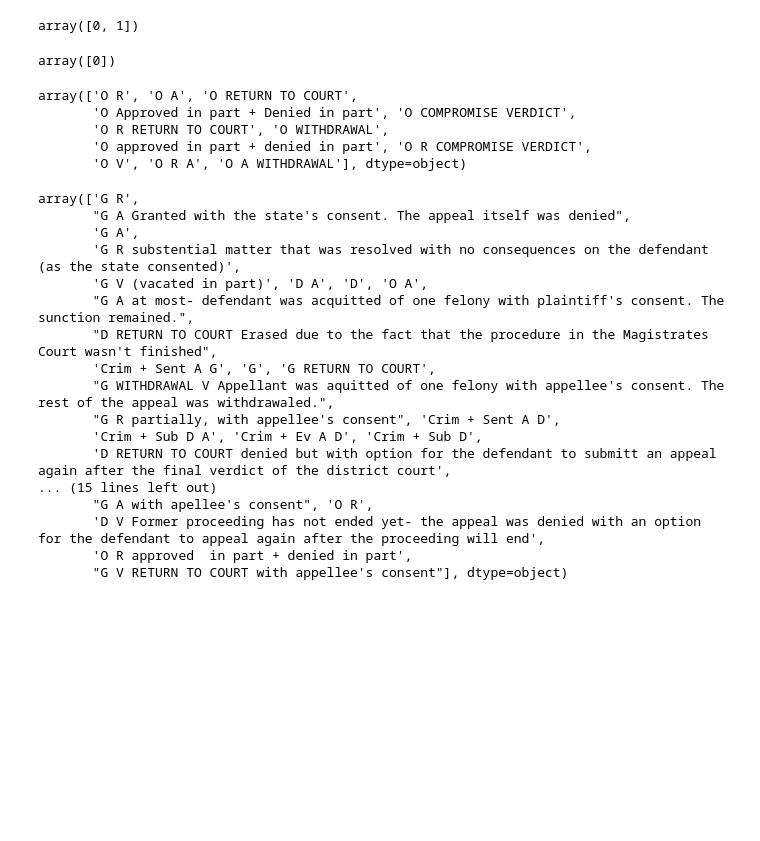
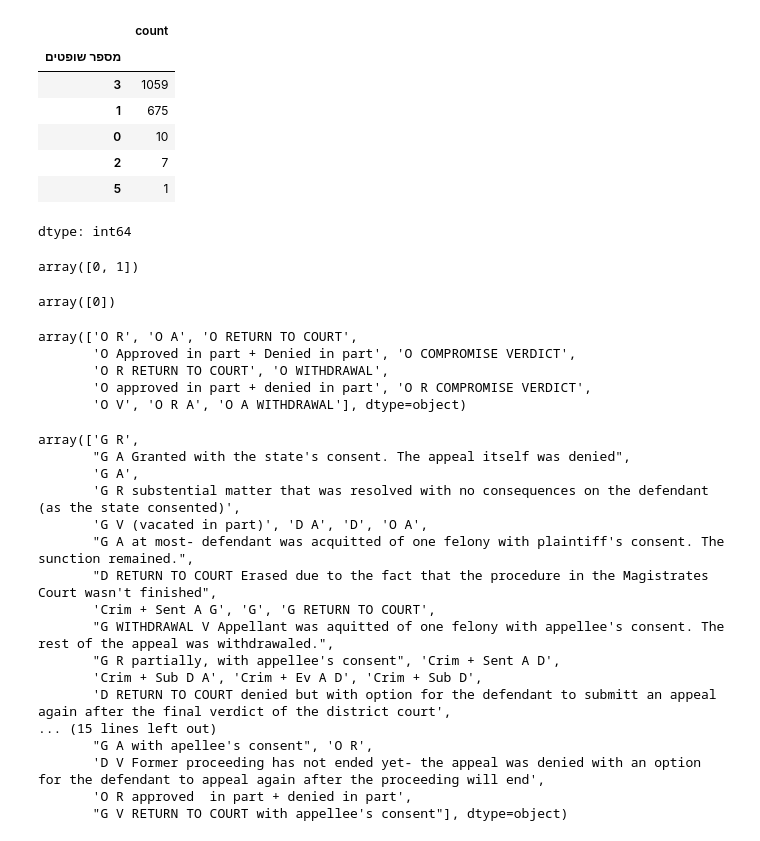
Before and after one commit to noambassat/SupremeCourtClassifier, a Jupyter notebook: 4_explore_and_merge_RAP_AP.ipynb, the cells around one changed output. Cells and saved outputs as stored; diff of their text form; code cells hidden in the pictures; blank space fills up the shorter version.

```diff
--- a/4_explore_and_merge_RAP_AP.ipynb
+++ b/4_explore_and_merge_RAP_AP.ipynb
@@ -46,3 +69,14 @@ full_final_df
+# %%
+full_final_df["מספר שופטים"].value_counts()
+# %% [output]
+|  | count |
+| מספר שופטים |  |
+| 3 | 1059 |
+| 1 | 675 |
+| 0 | 10 |
+| 2 | 7 |
+| 5 | 1 |
+dtype: int64
 # %%
 full_final_df['dca'].unique()
 # %% [output]
```
Also changed, not shown: parts of 7 cells of this notebook.
